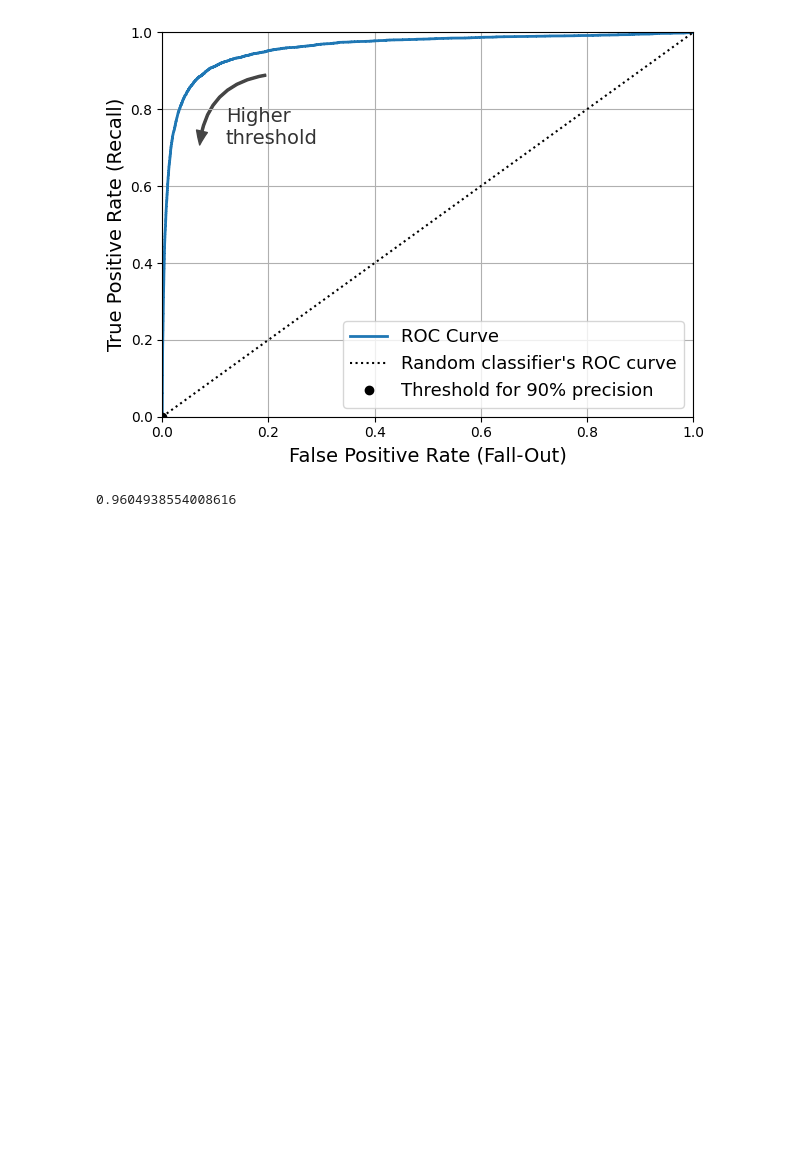
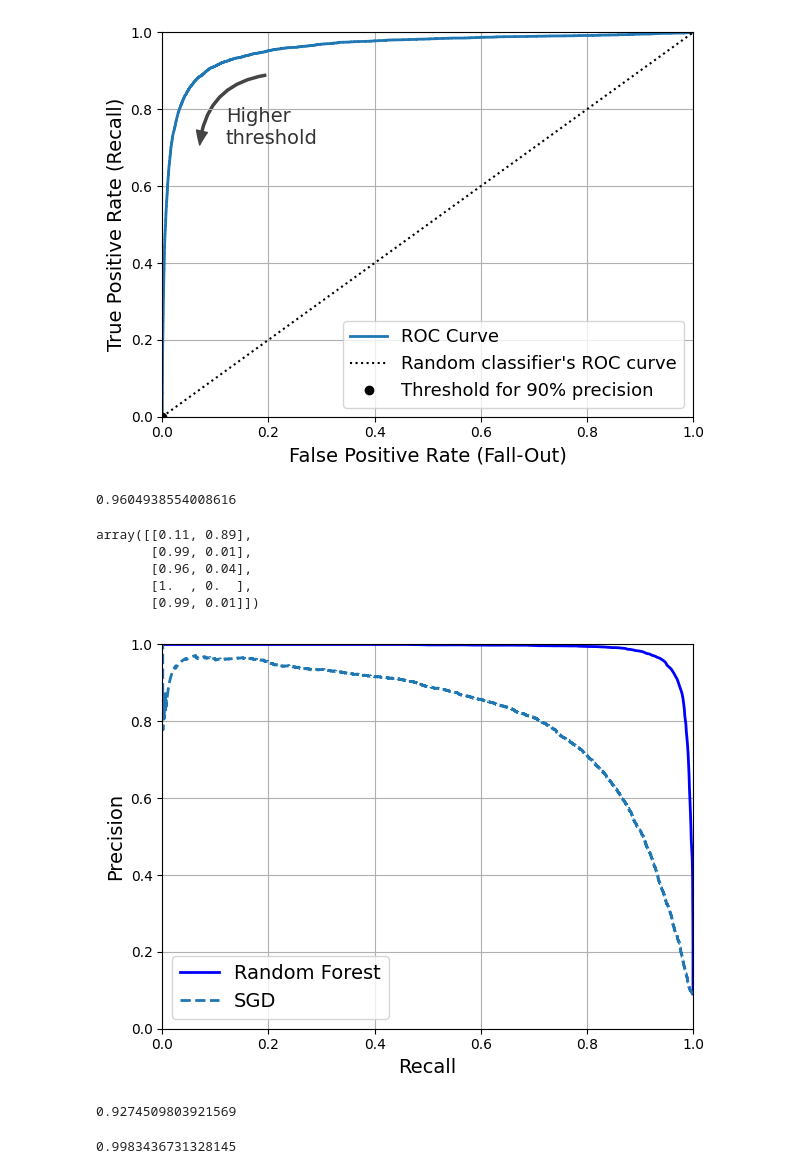
Before and after one commit to iamdurgesh/ML-Projects-By-Topic, a Jupyter notebook: classification.ipynb, the cells around one changed output. Saved outputs shown, nothing was run; the diff lists cells and outputs as text; code cells hidden in the pictures; blank space fills up the shorter version.

Commit message:
Comparing PR curves(RFC and SGDClassifier)

```diff
--- a/classification.ipynb
+++ b/classification.ipynb
@@ -298,3 +298,45 @@ from sklearn.metrics import roc_auc_score
 roc_auc_score(y_train_5, y_scores)
 # %% [output]
 0.9604938554008616
+# %%
+# RandomForestClassifier, and comparing PR curve and F1 score to SGDClassifier
+from sklearn.ensemble import RandomForestClassifier
+forest_clf = RandomForestClassifier(random_state=42)
+# %%
+# RandomforestClassifier has no decision_function(), instead predict_proba()
+y_probas_forest = cross_val_predict(forest_clf, X_train, y_train_5, cv=3, method="predict_proba")
+# %%
+y_probas_forest[:5]
+# %% [output]
+array([[0.11, 0.89],
+       [0.99, 0.01],
+       [0.96, 0.04],
+       [1.  , 0.  ],
+       [0.99, 0.01]])
+# %%
+y_scores_forest = y_probas_forest[:,1]
+precision_forest, recall_forest, threshold_forest = precision_recall_curve(y_train_5, y_scores_forest)
+# %%
+# Plotting the PR-curve
+plt.plot(recall_forest, precision_forest, "b-", linewidth=2, label="Random Forest")
+plt.plot(recalls, precision, "--", linewidth=2, label="SGD")
+
+plt.xlabel("Recall")
+plt.ylabel("Precision")
+plt.axis([0, 1, 0, 1])
+plt.grid()
+plt.legend(loc="lower left")
+save_fig("pr_curve_comparison_plot")
+
+plt.show()
+# %% [output]
+[figure, added]
+# %%
+y_train_pred_forest = y_probas_forest[:, 1] >= 0.5  # positive proba>=50%
+f1_score(y_train_5, y_train_pred_forest)
+# %% [output]
+0.9274509803921569
+# %%
+roc_auc_score(y_train_5, y_scores_forest)
+# %% [output]
+0.9983436731328145
```
